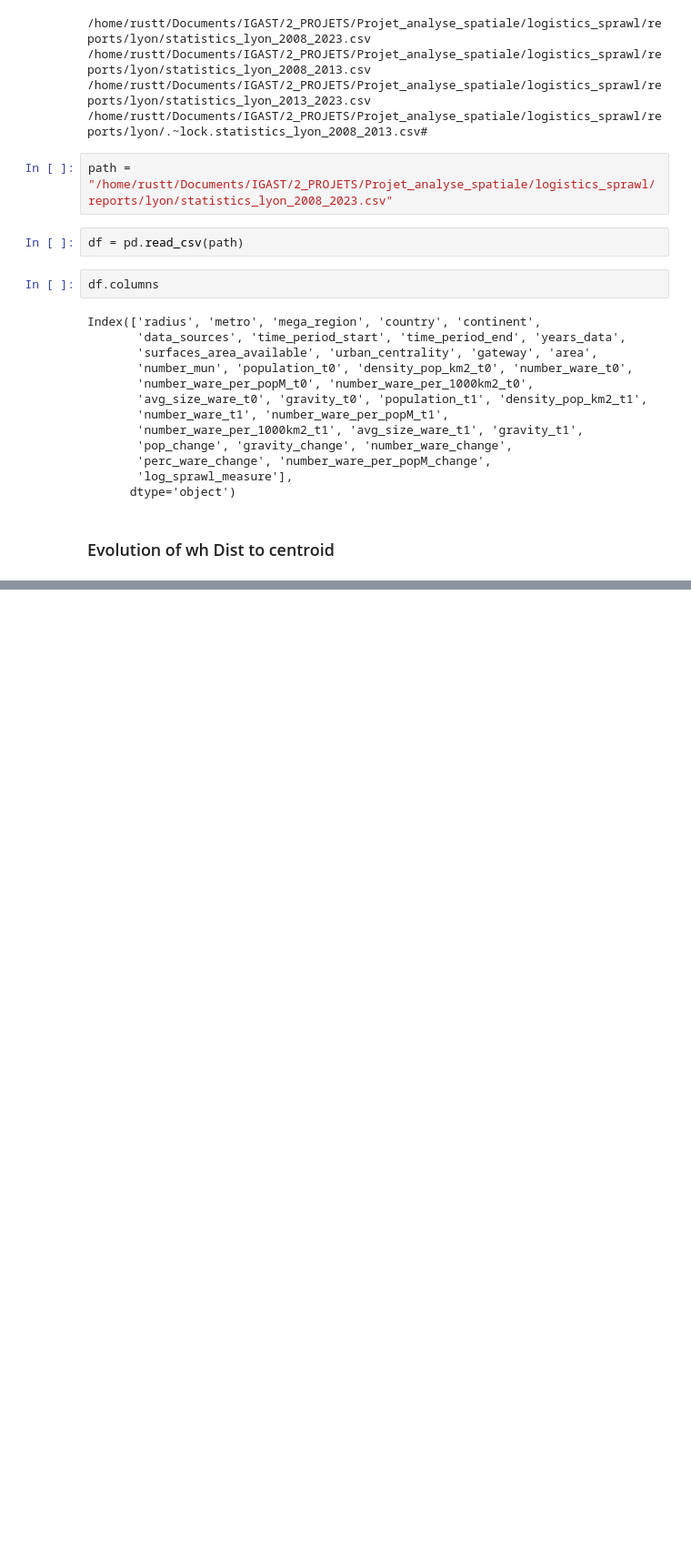
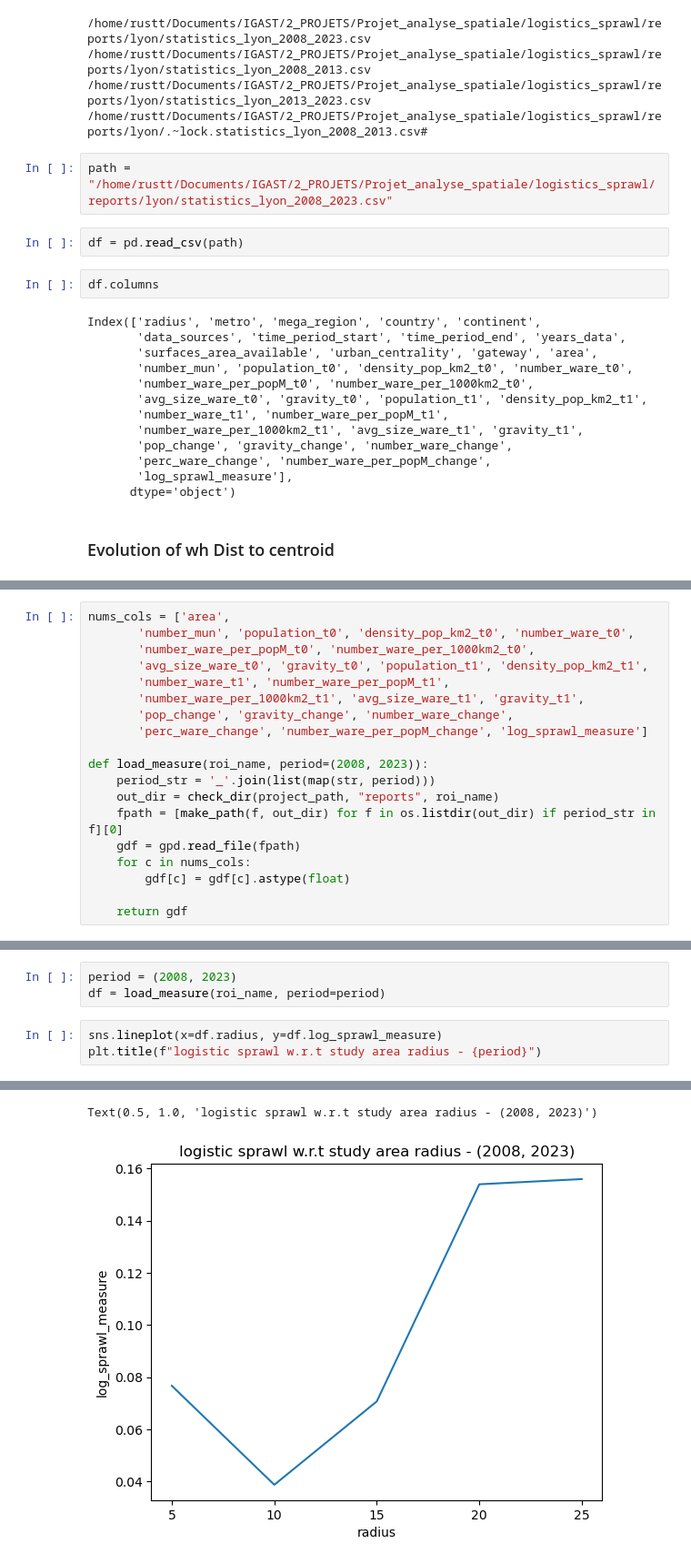
Before and after one commit to brustt/logistics_sprawl, a Jupyter notebook: notebooks/visualization.ipynb, the cells around one changed output, grey strips where cells are left out. Shown: that part at 91% size. Cells and saved outputs as stored; diff of their text form; blank space fills up the shorter version.

```diff
--- a/notebooks/visualization.ipynb
+++ b/notebooks/visualization.ipynb
@@ -149,0 +180,19 @@ plt.title("log spraw w.r.t radius study area")
+# %%
+nums_cols = ['area',
+       'number_mun', 'population_t0', 'density_pop_km2_t0', 'number_ware_t0',
+       'number_ware_per_popM_t0', 'number_ware_per_1000km2_t0',
+       'avg_size_ware_t0', 'gravity_t0', 'population_t1', 'density_pop_km2_t1',
+       'number_ware_t1', 'number_ware_per_popM_t1',
+       'number_ware_per_1000km2_t1', 'avg_size_ware_t1', 'gravity_t1',
+       'pop_change', 'gravity_change', 'number_ware_change',
+       'perc_ware_change', 'number_ware_per_popM_change', 'log_sprawl_measure']
+
+def load_measure(roi_name, period=(2008, 2023)):
+    period_str = '_'.join(list(map(str, period)))
+    out_dir = check_dir(project_path, "reports", roi_name)
+    fpath = [make_path(f, out_dir) for f in os.listdir(out_dir) if period_str in f][0]
+    gdf = gpd.read_file(fpath)
+    for c in nums_cols:
+        gdf[c] = gdf[c].astype(float)
+
+    return gdf
@@ -149,0 +214,7 @@ plt.title("log spraw w.r.t radius study area")
+# %%
+period = (2008, 2023)
+df = load_measure(roi_name, period=period)
+# %%
+sns.lineplot(x=df.radius, y=df.log_sprawl_measure)
+plt.title(f"logistic sprawl w.r.t study area radius - {period}")
+# %% [output]
@@ -149,0 +223,2 @@ plt.title("log spraw w.r.t radius study area")
+Text(0.5, 1.0, 'logistic sprawl w.r.t study area radius - (2008, 2023)')
+[figure, added]
```
Also changed, not shown: parts of 45 cells of this notebook, 8 other files.
